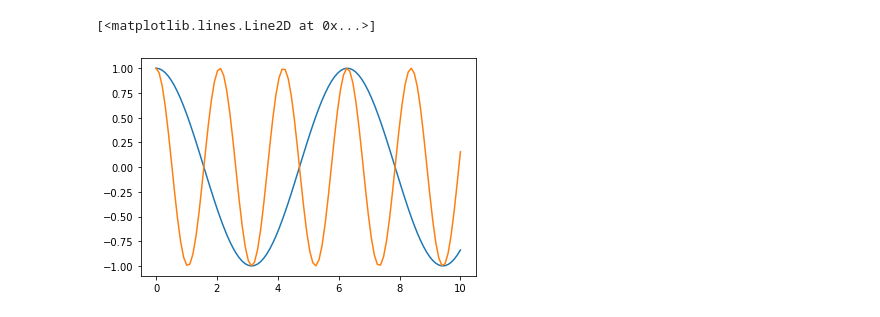
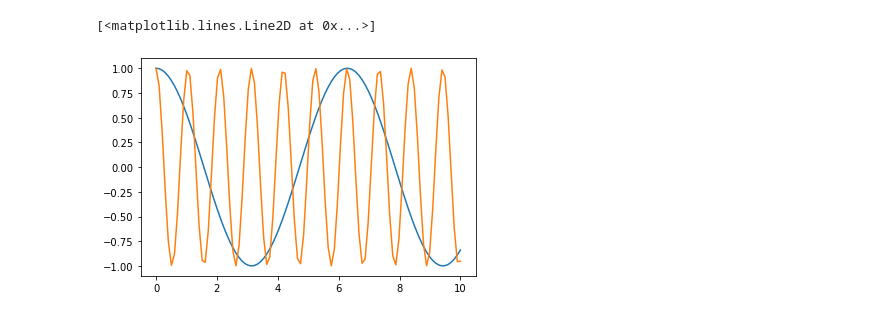
Before and after one commit to BlockMura/Jupiter, a Jupyter notebook: cos1.ipynb, the cells around one changed output. Drawn from its saved outputs; the diff is of its cells as text; code cells hidden in the pictures.

```diff
--- a/cos1.ipynb
+++ b/cos1.ipynb
@@ -5,8 +5,9 @@ import matplotlib.pyplot as plt
 # %%
 x = np.linspace(0, 10, 100)
 k=1
-plt.plot( x, np.cos(x))
-plt.plot( x, np.cos(3*x))
+plt.plot( x, np.cos(k*x))
+k=6
+plt.plot( x, np.cos(k*x))
 # %% [output]
 [<matplotlib.lines.Line2D at 0x...>]
-[figure, old version]
+[figure, new version]
```
